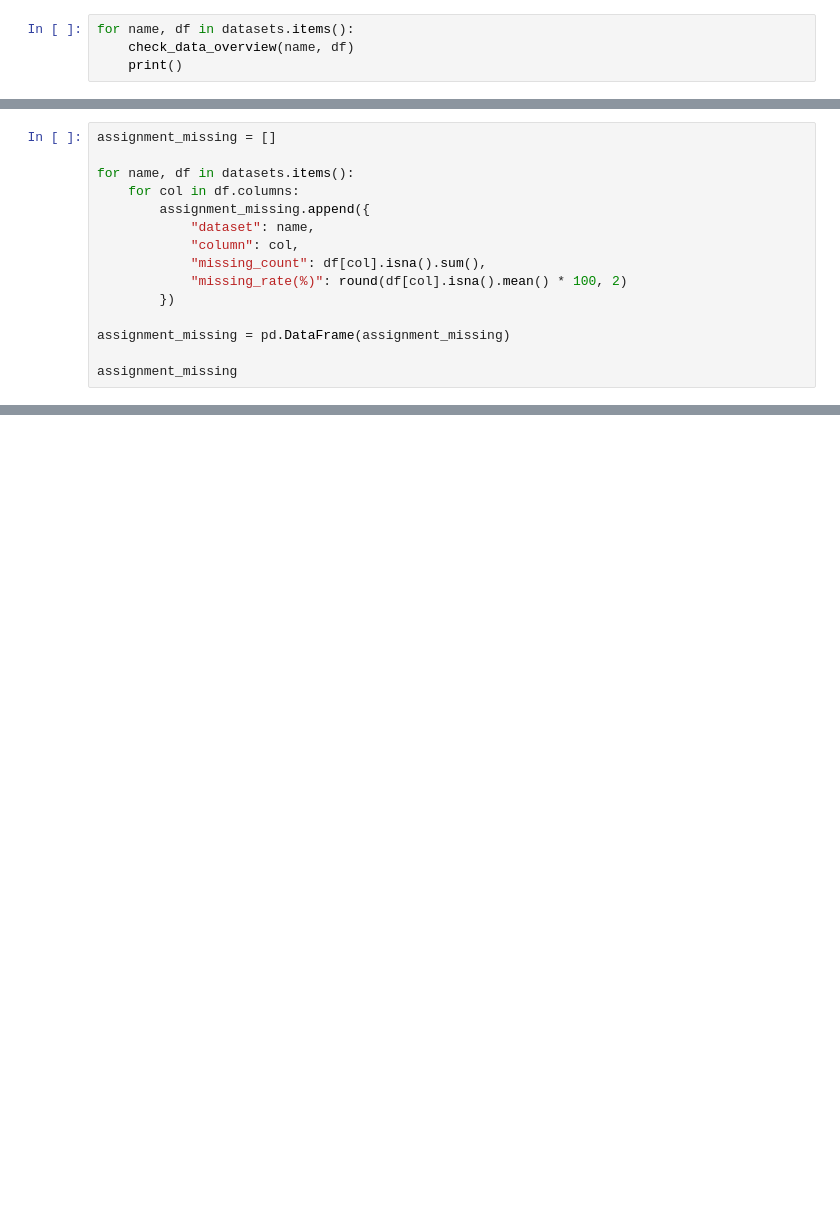
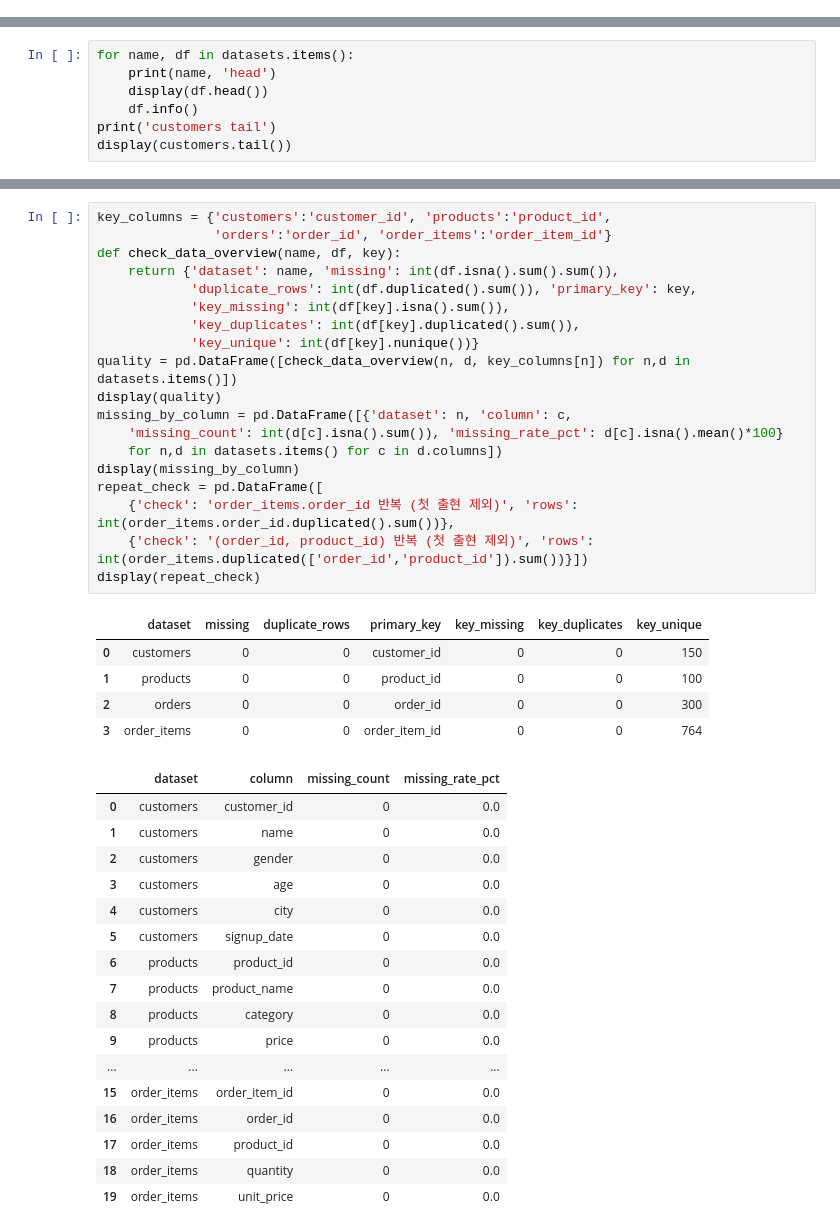
Before and after one commit to minilee0307-dot/llm-data-analysis-study, a Jupyter notebook: chapter03/chapter03.ipynb, the cells around one changed output, grey strips where cells are left out. Saved outputs shown, nothing was run; the diff lists cells and outputs as text; blank space fills up the shorter version.

```diff
--- a/chapter03/chapter03.ipynb
+++ b/chapter03/chapter03.ipynb
@@ -794,4 +0,0 @@ duplicated rows: 0
-# %%
-for name, df in datasets.items():
-    check_data_overview(name, df)
-    print()
@@ -988,15 +0,0 @@ assignment_shape
-# %%
-assignment_missing = []
-
-for name, df in datasets.items():
-    for col in df.columns:
-        assignment_missing.append({
-            "dataset": name,
-            "column": col,
-            "missing_count": df[col].isna().sum(),
-            "missing_rate(%)": round(df[col].isna().mean() * 100, 2)
-        })
-
-assignment_missing = pd.DataFrame(assignment_missing)
-
-assignment_missing
@@ -1173,0 +84,7 @@ LLM은 age 컬럼을 이용해 연령대별 매출 분석을 바로 수행할
+# %%
+for name, df in datasets.items():
+    print(name, 'head')
+    display(df.head())
+    df.info()
+print('customers tail')
+display(customers.tail())
@@ -1173,0 +198,42 @@ LLM은 age 컬럼을 이용해 연령대별 매출 분석을 바로 수행할
+# %%
+key_columns = {'customers':'customer_id', 'products':'product_id',
+               'orders':'order_id', 'order_items':'order_item_id'}
+def check_data_overview(name, df, key):
+    return {'dataset': name, 'missing': int(df.isna().sum().sum()),
+            'duplicate_rows': int(df.duplicated().sum()), 'primary_key': key,
+            'key_missing': int(df[key].isna().sum()),
+            'key_duplicates': int(df[key].duplicated().sum()),
+            'key_unique': int(df[key].nunique())}
+quality = pd.DataFrame([check_data_overview(n, d, key_columns[n]) for n,d in datasets.items()])
+display(quality)
+missing_by_column = pd.DataFrame([{'dataset': n, 'column': c,
+    'missing_count': int(d[c].isna().sum()), 'missing_rate_pct': d[c].isna().mean()*100}
+    for n,d in datasets.items() for c in d.columns])
+display(missing_by_column)
+repeat_check = pd.DataFrame([
+    {'check': 'order_items.order_id 반복 (첫 출현 제외)', 'rows': int(order_items.order_id.duplicated().sum())},
+    {'check': '(order_id, product_id) 반복 (첫 출현 제외)', 'rows': int(order_items.duplicated(['order_id','product_id']).sum())}])
+display(repeat_check)
+# %% [output]
+|  | dataset | missing | duplicate_rows | primary_key | key_missing | key_duplicates | key_unique |
+| 0 | customers | 0 | 0 | customer_id | 0 | 0 | 150 |
+| 1 | products | 0 | 0 | product_id | 0 | 0 | 100 |
+| 2 | orders | 0 | 0 | order_id | 0 | 0 | 300 |
+| 3 | order_items | 0 | 0 | order_item_id | 0 | 0 | 764 |
+|  | dataset | column | missing_count | missing_rate_pct |
+| 0 | customers | customer_id | 0 | 0.0 |
+| 1 | customers | name | 0 | 0.0 |
+| 2 | customers | gender | 0 | 0.0 |
+| 3 | customers | age | 0 | 0.0 |
+| 4 | customers | city | 0 | 0.0 |
+| 5 | customers | signup_date | 0 | 0.0 |
+| 6 | products | product_id | 0 | 0.0 |
+| 7 | products | product_name | 0 | 0.0 |
+| 8 | products | category | 0 | 0.0 |
+| 9 | products | price | 0 | 0.0 |
+| ... | ... | ... | ... | ... |
+| 15 | order_items | order_item_id | 0 | 0.0 |
+| 16 | order_items | order_id | 0 | 0.0 |
+| 17 | order_items | product_id | 0 | 0.0 |
+| 18 | order_items | quantity | 0 | 0.0 |
+| 19 | order_items | unit_price | 0 | 0.0 |
```
Also changed, not shown: parts of 115 cells of this notebook, 8 other files.
